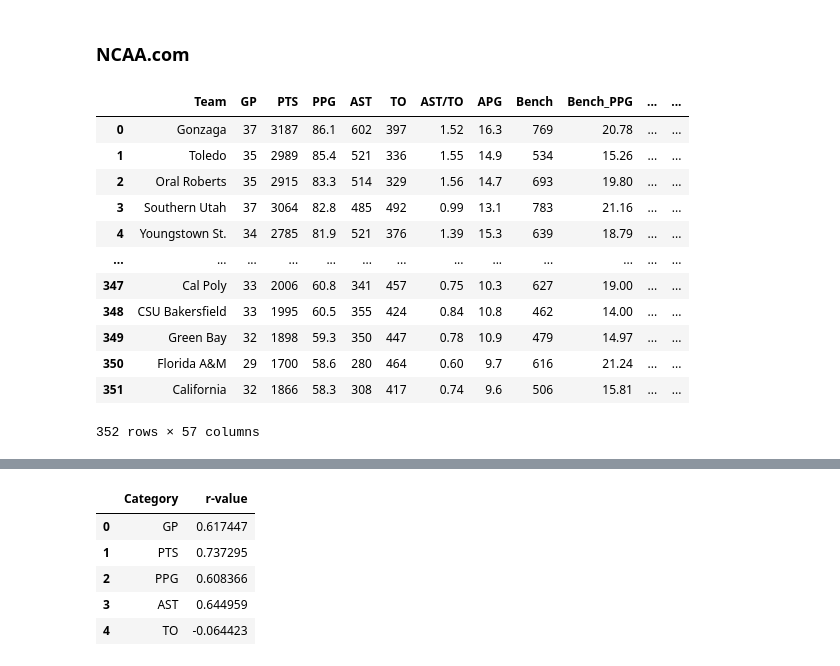
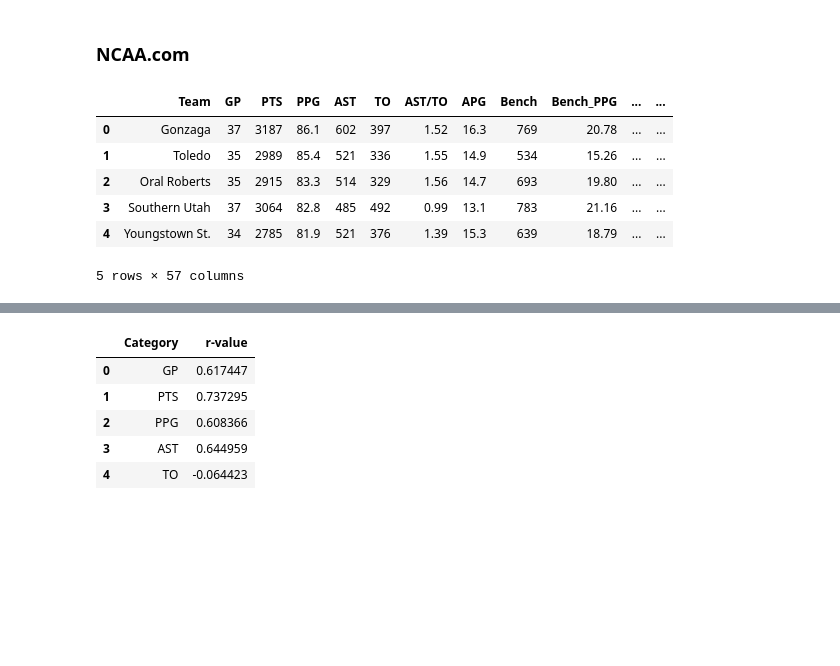
Before and after one commit to StanJohn04/NCAA_basketball_analysis, a Jupyter notebook: analysis/analysis.ipynb, the cells around one changed output, grey strips where cells are left out. Saved outputs shown, nothing was run; the diff lists cells and outputs as text; code cells hidden in the pictures; blank space fills up the shorter version.

```diff
--- a/analysis/analysis.ipynb
+++ b/analysis/analysis.ipynb
@@ -6,22 +6,16 @@ from scipy.stats import linregress
 ### NCAA.com
 # %%
 # read in csv
-df = pd.read_csv('../Resources/combined_stats.csv')
-df
+df = pd.read_csv('../Resources/NCAA.com/combined_stats.csv')
+df.head()
 # %% [output]
 |  | Team | GP | PTS | PPG | AST | TO | AST/TO | APG | Bench | Bench_PPG | ... | ... |
 | 0 | Gonzaga | 37 | 3187 | 86.1 | 602 | 397 | 1.52 | 16.3 | 769 | 20.78 | ... | ... |
 | 1 | Toledo | 35 | 2989 | 85.4 | 521 | 336 | 1.55 | 14.9 | 534 | 15.26 | ... | ... |
 | 2 | Oral Roberts | 35 | 2915 | 83.3 | 514 | 329 | 1.56 | 14.7 | 693 | 19.80 | ... | ... |
 | 3 | Southern Utah | 37 | 3064 | 82.8 | 485 | 492 | 0.99 | 13.1 | 783 | 21.16 | ... | ... |
 | 4 | Youngstown St. | 34 | 2785 | 81.9 | 521 | 376 | 1.39 | 15.3 | 639 | 18.79 | ... | ... |
-| ... | ... | ... | ... | ... | ... | ... | ... | ... | ... | ... | ... | ... |
-| 347 | Cal Poly | 33 | 2006 | 60.8 | 341 | 457 | 0.75 | 10.3 | 627 | 19.00 | ... | ... |
-| 348 | CSU Bakersfield | 33 | 1995 | 60.5 | 355 | 424 | 0.84 | 10.8 | 462 | 14.00 | ... | ... |
-| 349 | Green Bay | 32 | 1898 | 59.3 | 350 | 447 | 0.78 | 10.9 | 479 | 14.97 | ... | ... |
-| 350 | Florida A&M | 29 | 1700 | 58.6 | 280 | 464 | 0.60 | 9.7 | 616 | 21.24 | ... | ... |
-| 351 | California | 32 | 1866 | 58.3 | 308 | 417 | 0.74 | 9.6 | 506 | 15.81 | ... | ... |
-352 rows × 57 columns
+5 rows × 57 columns
 # %%
 df.describe()
 # %% [output]
```
Also changed, not shown: parts of 29 cells of this notebook, 1 other file.
